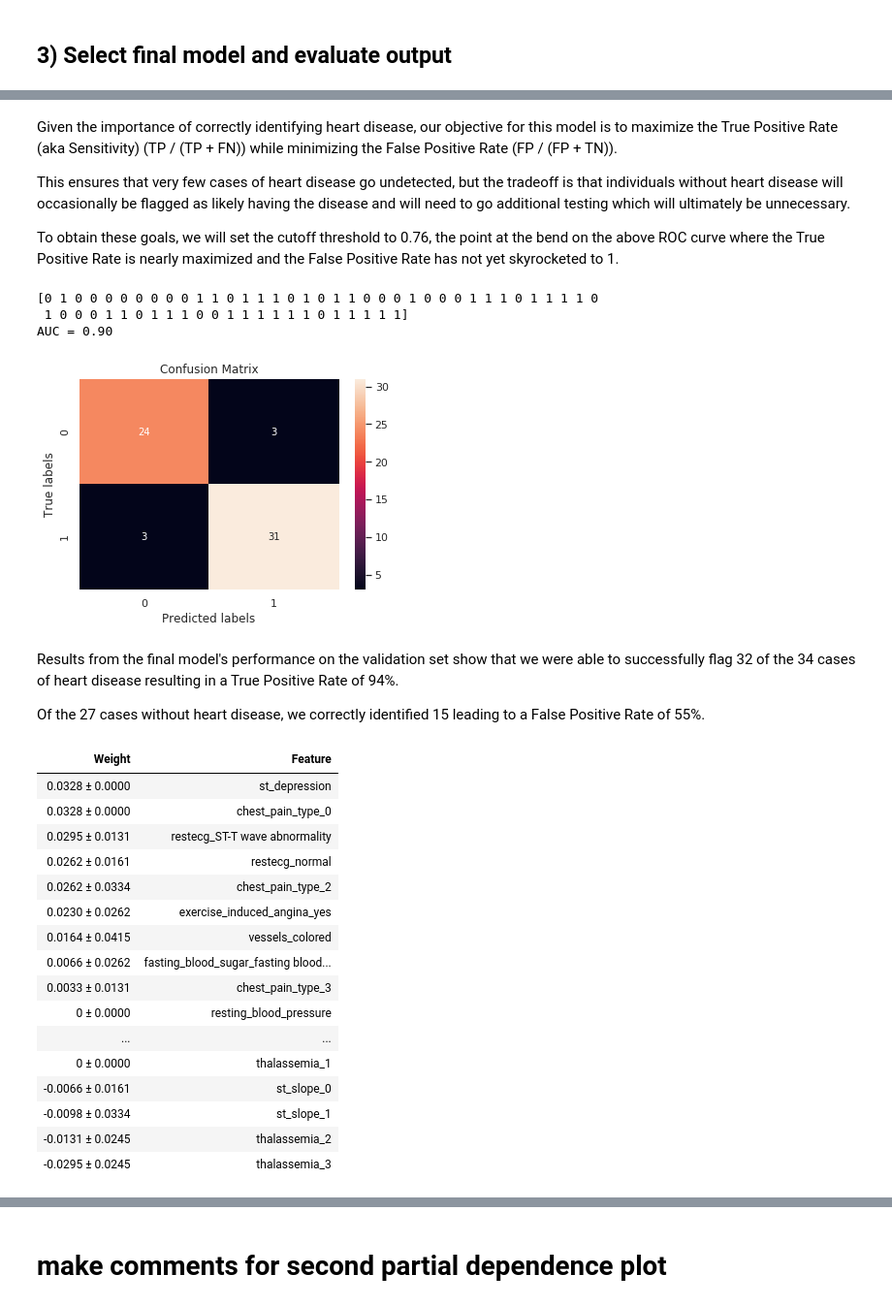
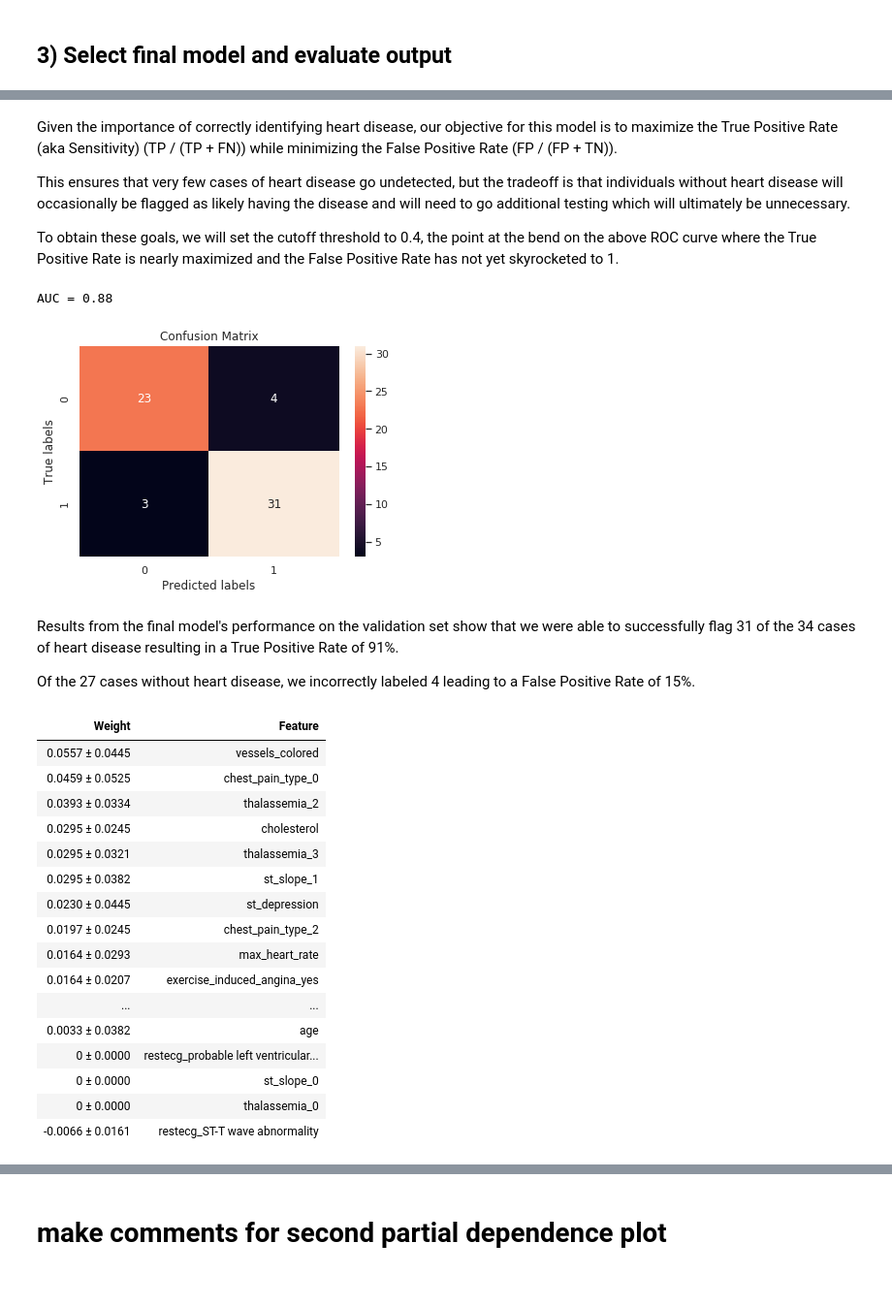
Before and after one commit to airnel48/Heart-Disease-Prediction, a Jupyter notebook: Predict-Heart-Disease-Cleveland-Database.ipynb, the cells around one changed output, grey strips where cells are left out. Shown at 97% size. Drawn from its saved outputs; the diff is of its cells as text; code cells hidden in the pictures.

```diff
--- a/Predict-Heart-Disease-Cleveland-Database.ipynb
+++ b/Predict-Heart-Disease-Cleveland-Database.ipynb
@@ -334,8 +334,8 @@ x_train, x_validation, y_train, y_validation = train_test_split(x, y, test_size=
 # define parameters for 10-fold cross validation
 # selecting k = 10 given the rather small size of this dataset
 
-from sklearn.model_selection import StratifiedKFold
-cv = StratifiedKFold(n_splits=10, random_state=0, shuffle=True)
+from sklearn.model_selection import KFold
+cv = KFold(n_splits=10, random_state=0, shuffle=True)
 # %%
 # standardize features prior to use in models
 
@@ -594,12 +614,11 @@ Many of the top performing models we tested achieved a similar AUC value. Withou
 # %%
-# tune parameters for final model - stochastic gradient descent
+# run final model on test data and tune parameters one last time for final model- stochastic gradient descent
 
 model = GradientBoostingClassifier(random_state=0, n_estimators=100)
 parameters = {
-           # include additional values for final model testing
-           'learning_rate': (0.001,0.01,0.1,0.5,0.9,0.99),
-           'max_features': (1,2,3,5),
-           'max_depth': (1,2,4,6)
+           'learning_rate': (0.01,0.5,0.99),
+           'max_features': (1,5),
+           'max_depth': (2,6)
 }
 classifier = GridSearchCV(estimator=model, cv=cv, param_grid=parameters, n_jobs=-1)
 
@@ -618,28 +637,26 @@ def final_model_parameters_output():
         classifier.fit(x_train.iloc[build], y_train.iloc[build])
         probas_ = classifier.fit(x_train.iloc[build]
                                  , y_train.iloc[build]).predict_proba(x_train.iloc[test])
-
         # compute receiver operator curve (ROC) and area the curve(AUC)
-        fpr, tpr, thresholds = roc_curve(y_train.iloc[test], probas_[:, 1])
+        fpr, tpr, thresholds = roc_curve(y_train.iloc[test], probas_[:, 1], drop_intermediate=False)
         tprs.append(interp(mean_fpr, fpr, tpr))
-        #thresh.append(interp(mean_thresh, tpr, thresholds))
-        thresh.append(thresholds)
+        thresh.append(interp(mean_fpr, fpr, thresholds))
         tprs[-1][0] = 0.0
         roc_auc = auc(fpr, tpr)
         aucs.append(roc_auc)
         plt.plot(fpr, tpr, lw=1, alpha=0.3,
              label='ROC fold %d (AUC = %0.2f)' % (i, roc_auc))
+        print(i)
         i += 1
-        print(thresholds)
 
     # plot ROC
     plt.plot([0, 1], [0, 1], linestyle='--', lw=2, color='r',
              label='Chance', alpha=.8)
     mean_tpr = np.mean(tprs, axis=0)
-    mean_thresh = np.mean(thresh, axis=0)
     mean_tpr[-1] = 1.0
     mean_auc = auc(mean_fpr, mean_tpr)
     std_auc = np.std(aucs)
+    mean_thresh = np.mean(thresh, axis=0)
     plt.plot(mean_fpr, mean_tpr, color='b',
              label=r'Mean ROC (AUC = %0.2f $\pm$ %0.2f)' % (mean_auc, std_auc),
              lw=2, alpha=.8)
@@ -654,7 +671,7 @@ def final_model_parameters_output():
     plt.ylabel('True Positive Rate')
     plt.title('Standardized receiver operating characteristic')
     plt.legend(loc="lower right", fontsize="x-small")
-    for x, y, txt in zip(mean_fpr[::10], mean_tpr[::10], mean_thresh[::]):
+    for x, y, txt in zip(mean_fpr[::10], mean_tpr[::10], mean_thresh[::10]):
         plt.annotate(np.round(txt,2), (x, y))
     plt.show()
 
@@ -676,14 +707,14 @@ Given the importance of correctly identifying heart disease, our objective for t
 
 This ensures that very few cases of heart disease go undetected, but the tradeoff is that individuals without heart disease will occasionally be flagged as likely having the disease and will need to go additional testing which will ultimately be unnecessary.
 
-To obtain these goals, we will set the cutoff threshold to 0.76, the point at the bend on the above ROC curve where the True Positive Rate is nearly maximized and the False Positive Rate has not yet skyrocketed to 1.
+To obtain these goals, we will set the cutoff threshold to 0.4, the point at the bend on the above ROC curve where the True Positive Rate is nearly maximized and the False Positive Rate has not yet skyrocketed to 1.
 # %%
 # build final model
 
 model = GradientBoostingClassifier(random_state=0, n_estimators=1000, learning_rate=lr,
                                    max_features=mf, max_depth=md)
 classifier = model.fit(x_train, y_train)
-final_decisions = (classifier.predict_proba(x_validation)[:,1] >= (0.5)).astype(int)
+final_decisions = (classifier.predict_proba(x_validation)[:,1] >= (0.44)).astype(int)
 
 # compute area under the curve(AUC)
 tprs = []
@@ -708,40 +739,38 @@ sns.heatmap(cm, annot=True, ax = ax); #annot=True to annotate cells
 ax.set_xlabel('Predicted labels');ax.set_ylabel('True labels');
 ax.set_title('Confusion Matrix');
 # %% [output]
-[0 1 0 0 0 0 0 0 0 0 1 1 0 1 1 1 0 1 0 1 1 0 0 0 1 0 0 0 1 1 1 0 1 1 1 1 0
- 1 0 0 0 1 1 0 1 1 1 0 0 1 1 1 1 1 1 0 1 1 1 1 1]
-AUC = 0.90
+AUC = 0.88
 [figure]
 # %% [markdown]
-Results from the final model's performance on the validation set show that we were able to successfully flag 32 of the 34 cases of heart disease resulting in a True Positive Rate of 94%.
+Results from the final model's performance on the validation set show that we were able to successfully flag 31 of the 34 cases of heart disease resulting in a True Positive Rate of 91%.
 
-Of the 27 cases without heart disease, we correctly identified 15 leading to a False Positive Rate of 55%.
+Of the 27 cases without heart disease, we incorrectly labeled 4 leading to a False Positive Rate of 15%.
 # %%
 # feature importance
 
 import eli5
 from eli5.sklearn import PermutationImportance
 
-features = x.columns.values.tolist()
+features = x_validation.columns.values.tolist()
 
-perm = PermutationImportance(model, random_state=0).fit(x_validation_standard,y_validation)
+perm = PermutationImportance(model, random_state=0).fit(x_validation,y_validation)
 eli5.show_weights(perm, feature_names=features, top=30)
 # %% [output]
 | Weight | Feature |
-| 0.0328 ± 0.0000 | st_depression |
-| 0.0328 ± 0.0000 | chest_pain_type_0 |
-| 0.0295 ± 0.0131 | restecg_ST-T wave abnormality |
-| 0.0262 ± 0.0161 | restecg_normal |
-| 0.0262 ± 0.0334 | chest_pain_type_2 |
-| 0.0230 ± 0.0262 | exercise_induced_angina_yes |
-| 0.0164 ± 0.0415 | vessels_colored |
-| 0.0066 ± 0.0262 | fasting_blood_sugar_fasting blood... |
-| 0.0033 ± 0.0131 | chest_pain_type_3 |
-| 0 ± 0.0000 | resting_blood_pressure |
+| 0.0557 ± 0.0445 | vessels_colored |
+| 0.0459 ± 0.0525 | chest_pain_type_0 |
+| 0.0393 ± 0.0334 | thalassemia_2 |
+| 0.0295 ± 0.0245 | cholesterol |
+| 0.0295 ± 0.0321 | thalassemia_3 |
+| 0.0295 ± 0.0382 | st_slope_1 |
+| 0.0230 ± 0.0445 | st_depression |
+| 0.0197 ± 0.0245 | chest_pain_type_2 |
+| 0.0164 ± 0.0293 | max_heart_rate |
+| 0.0164 ± 0.0207 | exercise_induced_angina_yes |
 | ... | ... |
-| 0 ± 0.0000 | thalassemia_1 |
-| -0.0066 ± 0.0161 | st_slope_0 |
-| -0.0098 ± 0.0334 | st_slope_1 |
-| -0.0131 ± 0.0245 | thalassemia_2 |
-| -0.0295 ± 0.0245 | thalassemia_3 |
+| 0.0033 ± 0.0382 | age |
+| 0 ± 0.0000 | restecg_probable left ventricular... |
+| 0 ± 0.0000 | st_slope_0 |
+| 0 ± 0.0000 | thalassemia_0 |
+| -0.0066 ± 0.0161 | restecg_ST-T wave abnormality |
 # %% [markdown]
```
Also changed, not shown: parts of 15 cells of this notebook.
